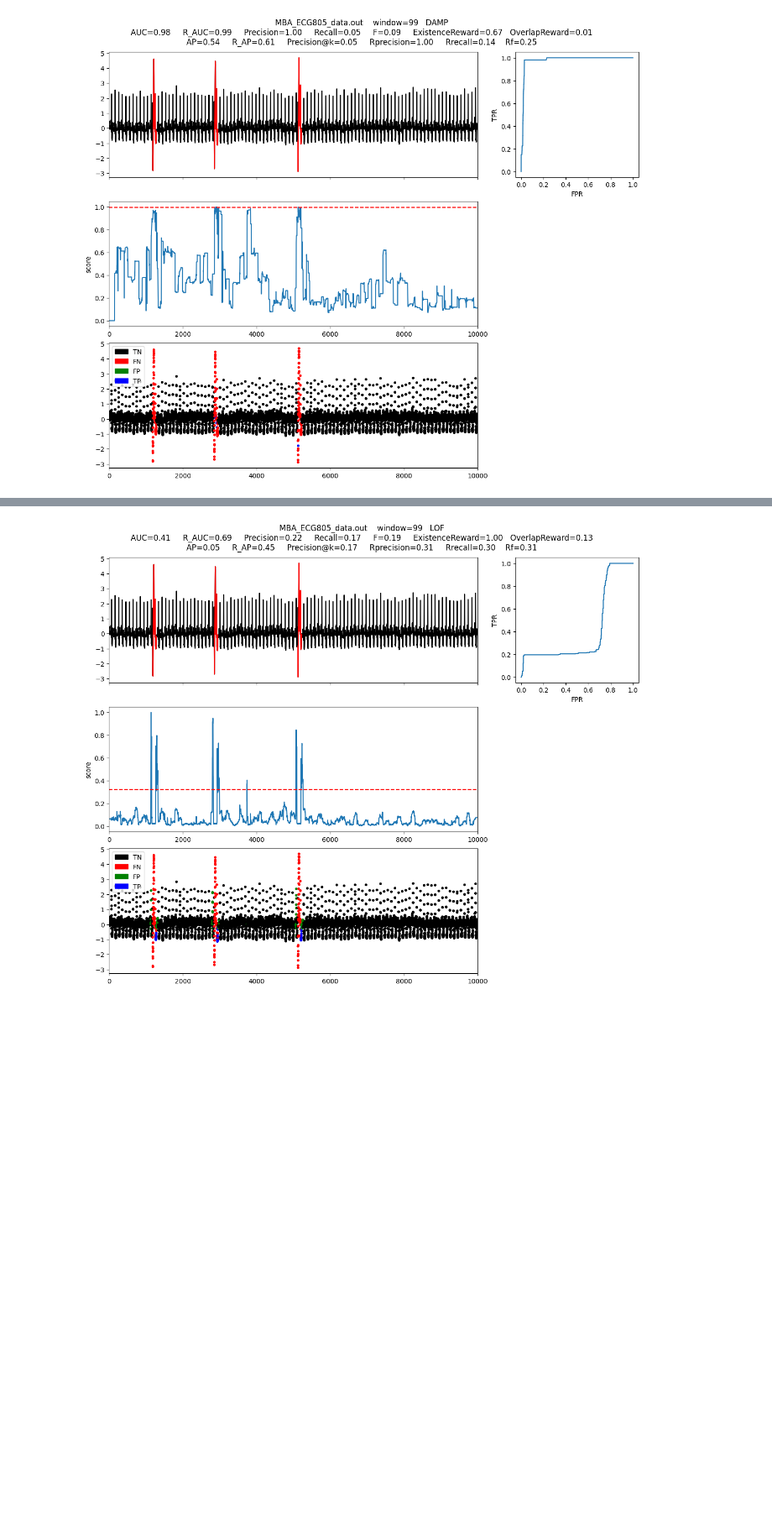
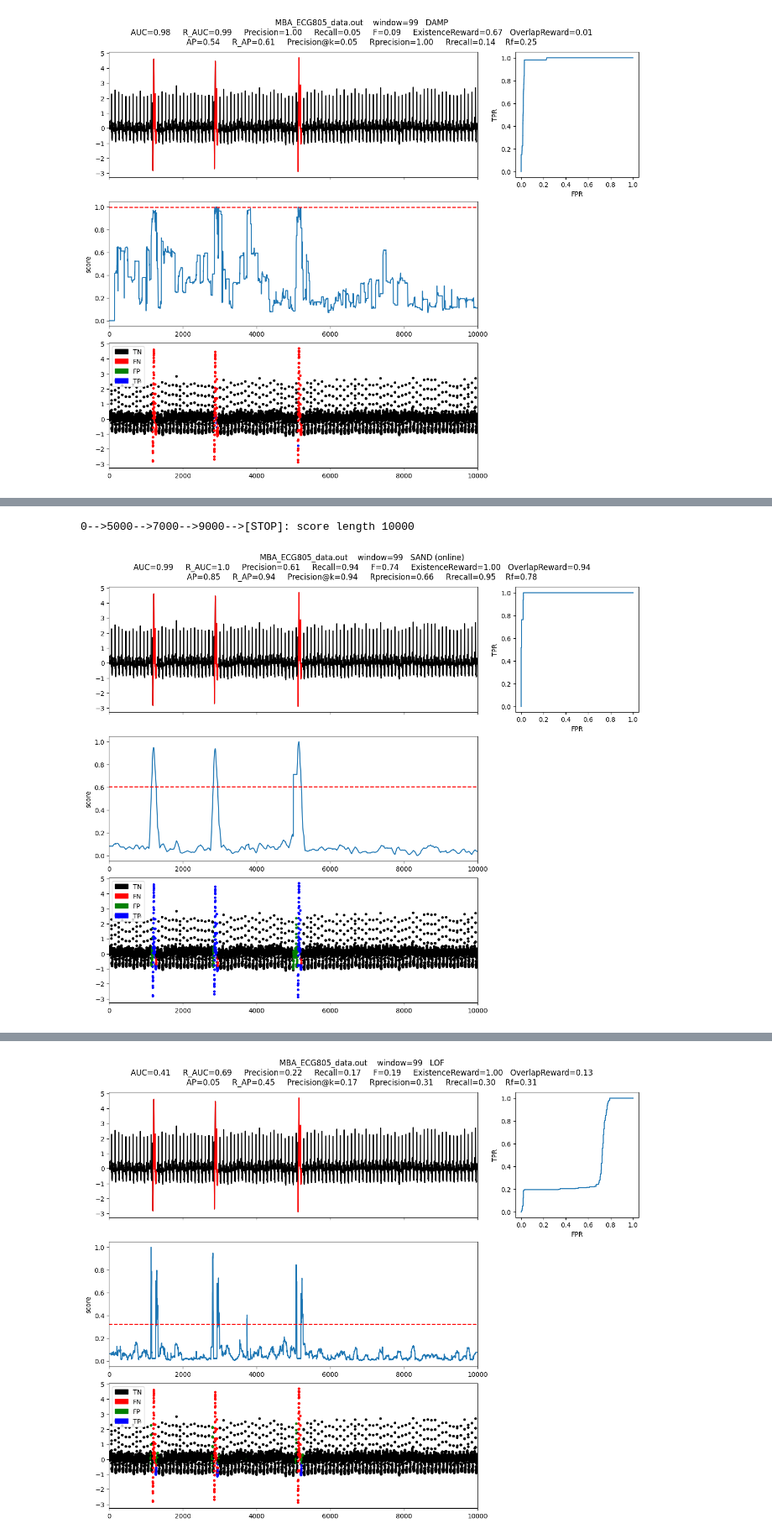
Before and after one commit to TheDatumOrg/TSB-UAD, a Jupyter notebook: example/notebooks/test_anomaly_detectors.ipynb, the cells around one changed output, grey strips where cells are left out. Shown at 84% size. Saved outputs shown, nothing was run; the diff lists cells and outputs as text; code cells hidden in the pictures; blank space fills up the shorter version.

```diff
--- a/example/notebooks/test_anomaly_detectors.ipynb
+++ b/example/notebooks/test_anomaly_detectors.ipynb
@@ -74,3 +85,14 @@ plotFig(data, label, score, slidingWindow, fileName=name, modelName=modelName) #
+# %%
+modelName='SAND (online)'
+clf = SAND(pattern_length=slidingWindow,subsequence_length=4*(slidingWindow))
+x = data
+clf.fit(x,online=True,alpha=0.5,init_length=5000,batch_size=2000,verbose=True)
+score = clf.decision_scores_
+score = MinMaxScaler(feature_range=(0,1)).fit_transform(score.reshape(-1,1)).ravel()
+plotFig(data, label, score, slidingWindow, fileName=name, modelName=modelName) #, plotRange=[1775,2200]
+# %% [output]
+0-->5000-->7000-->9000-->[STOP]: score length 10000
+[figure, added]
 # %%
 modelName='IForest'
 clf = IForest(n_jobs=1)
```
Also changed, not shown: parts of 7 cells of this notebook, 3 other files.
